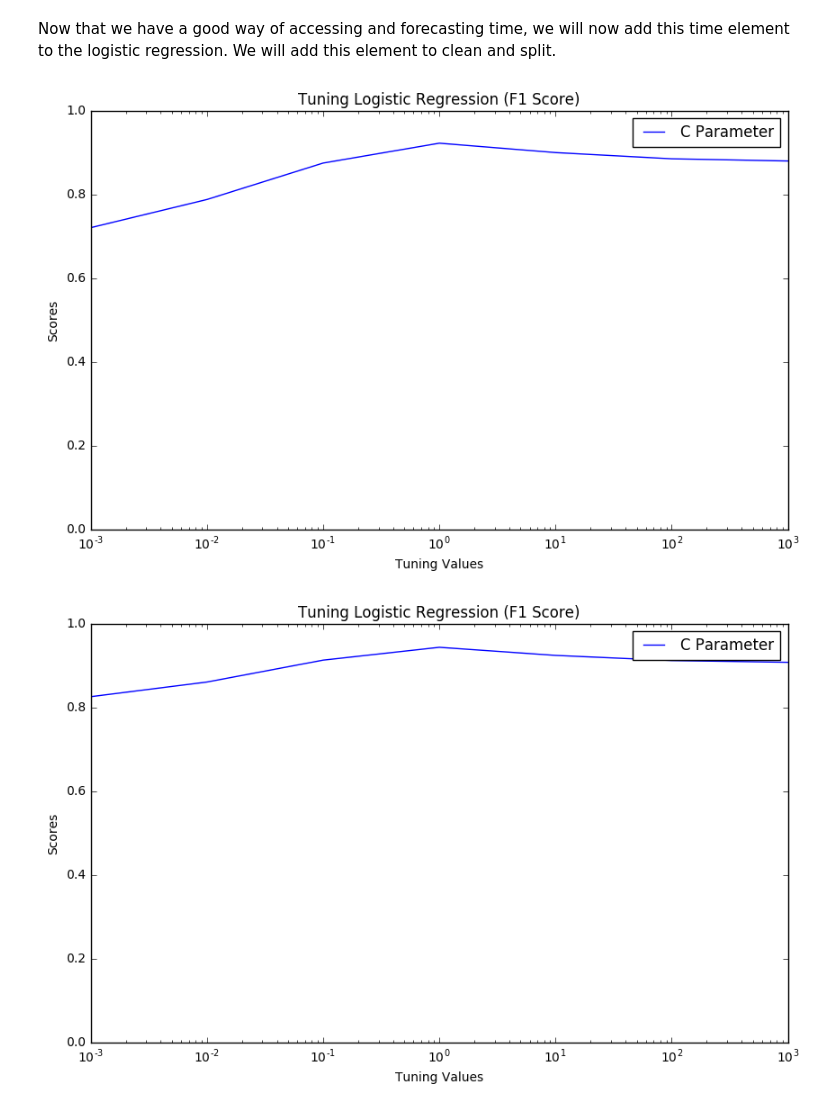
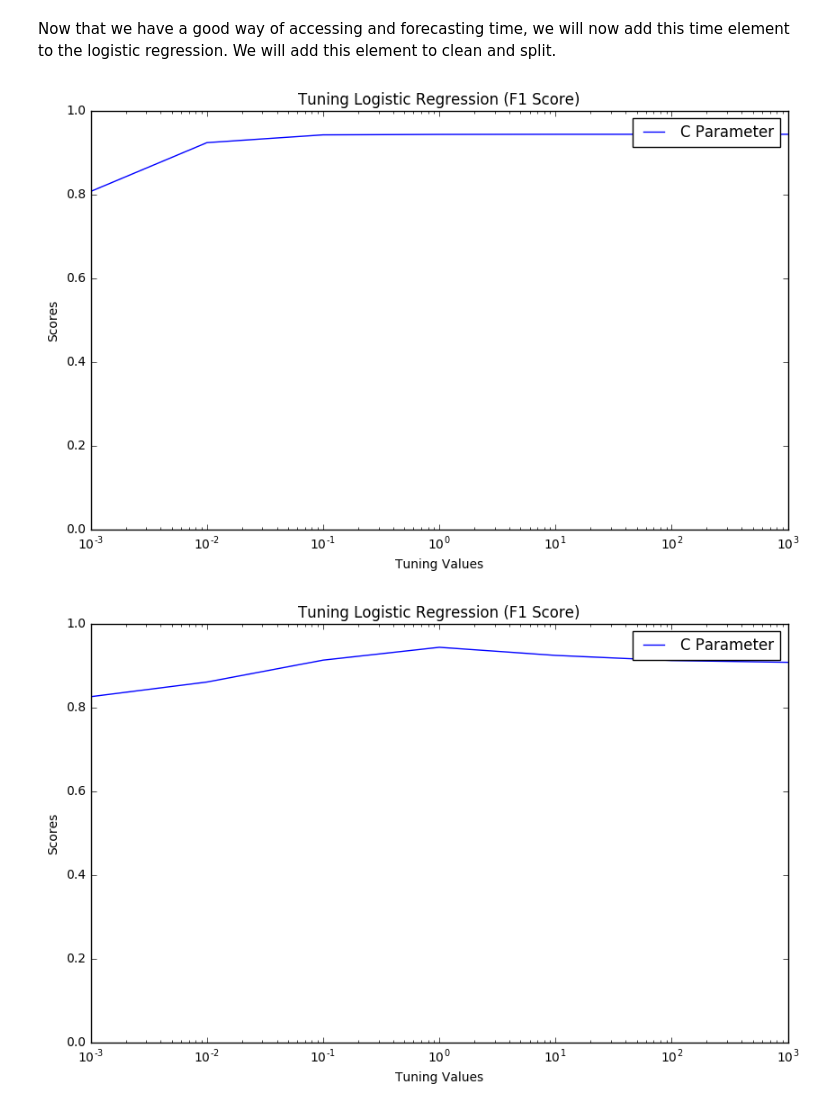
Before and after one commit to thewassermann/inspection_project, a Jupyter notebook: Gil Baseline Model Research.ipynb, the cells around one changed output. Drawn from its saved outputs; the diff is of its cells as text; code cells hidden in the pictures.

```diff
--- a/Gil Baseline Model Research.ipynb
+++ b/Gil Baseline Model Research.ipynb
@@ -605,13 +605,13 @@ fi, y = clean_and_split(FI, ARMA_model_max, ARMA_model_min, (12, 0))
 # %%
 tr = np.empty((len(cs), ))
 for i, c in enumerate(cs):
     tr[i] = KFold_Score(5, fi.as_matrix(),
                         np.array(y),
-                        linear_model.LogisticRegression(C=c),
+                        linear_model.LogisticRegression(C=c, penalty='l1'),
                         metric_func=metrics.accuracy_score)
 plot_tuning_results(cs, tr, False, None, True, 'C Parameter', None, 'Tuning Logistic Regression (F1 Score)')
 # %% [output]
-[figure, old version]
+[figure, new version]
 # %%
 trf = np.empty((len(cs), ))
 for i, c in enumerate(cs):
```
Also changed, not shown: parts of 42 cells of this notebook, 1 other file.
